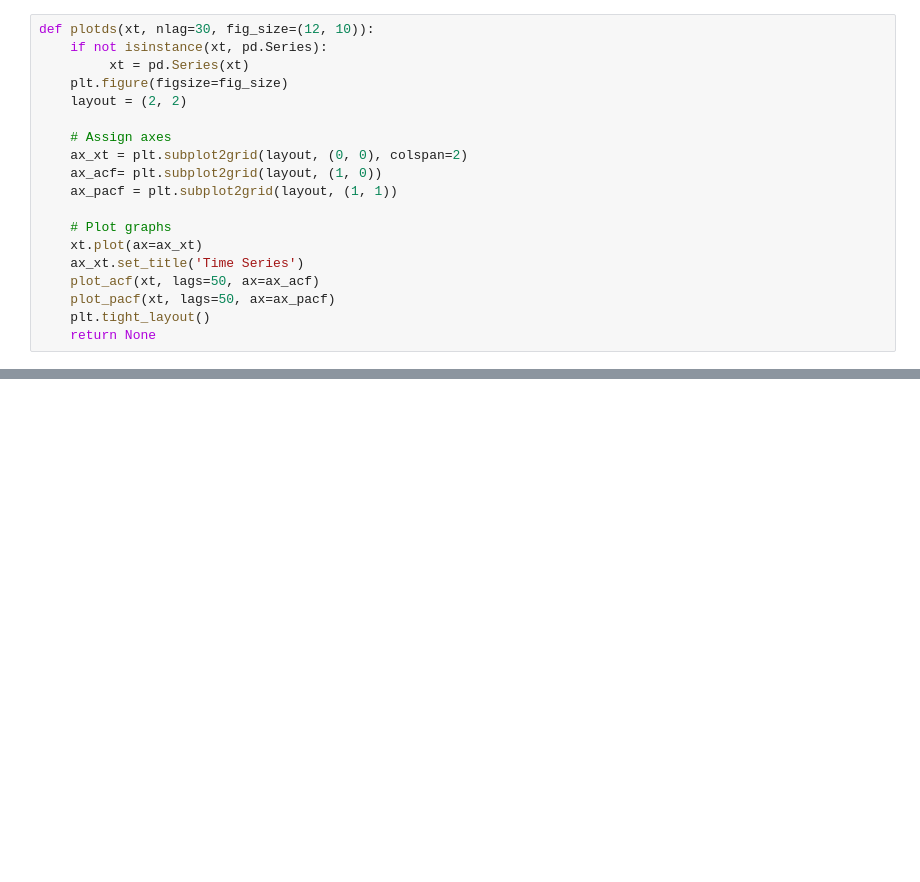
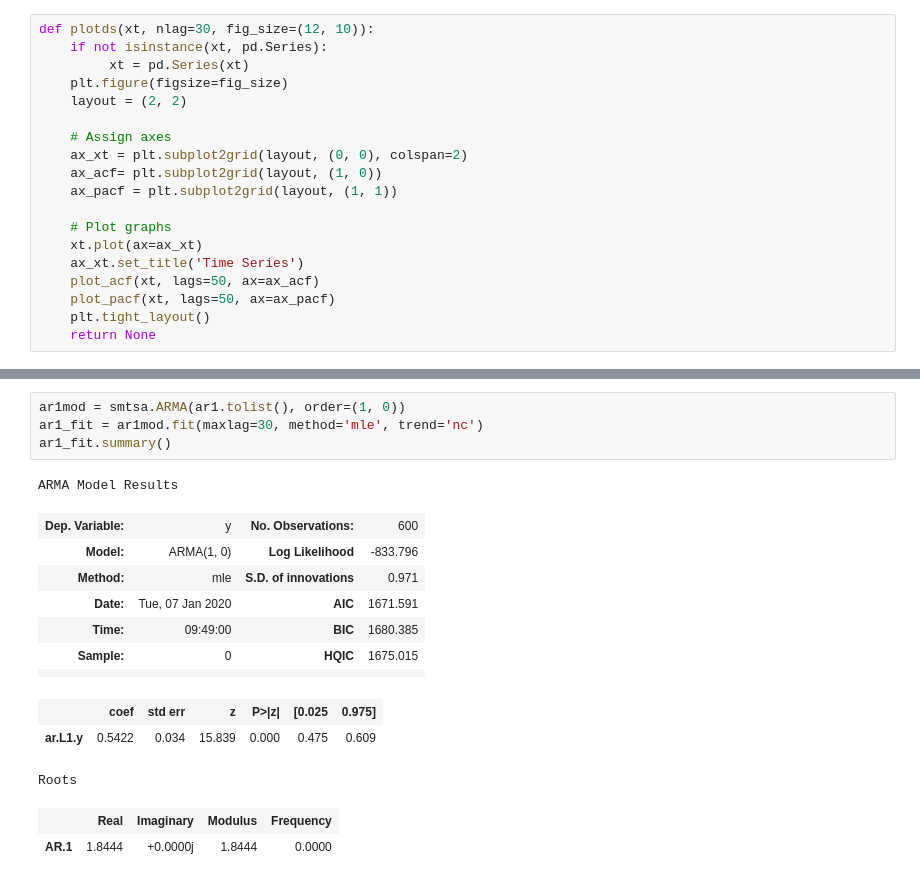
Before and after one commit to damiansp/TS, a Jupyter notebook: python/practical_TSA/04_AR_models/03_autoregressive_models.py.ipynb, the cells around one changed output, grey strips where cells are left out. Saved outputs shown, nothing was run; the diff lists cells and outputs as text; blank space fills up the shorter version.

```diff
--- a/python/practical_TSA/04_AR_models/03_autoregressive_models.py.ipynb
+++ b/python/practical_TSA/04_AR_models/03_autoregressive_models.py.ipynb
@@ -56,0 +73,18 @@ plotds(ar1)
+# %%
+ar1mod = smtsa.ARMA(ar1.tolist(), order=(1, 0))
+ar1_fit = ar1mod.fit(maxlag=30, method='mle', trend='nc')
+ar1_fit.summary()
+# %% [output]
+ARMA Model Results
+| Dep. Variable: | y | No. Observations: | 600 |
+| Model: | ARMA(1, 0) | Log Likelihood | -833.796 |
+| Method: | mle | S.D. of innovations | 0.971 |
+| Date: | Tue, 07 Jan 2020 | AIC | 1671.591 |
+| Time: | 09:49:00 | BIC | 1680.385 |
+| Sample: | 0 | HQIC | 1675.015 |
+|  |  |  |  |
+|  | coef | std err | z | P>|z| | [0.025 | 0.975] |
+| ar.L1.y | 0.5422 | 0.034 | 15.839 | 0.000 | 0.475 | 0.609 |
+Roots
+|  | Real | Imaginary | Modulus | Frequency |
+| AR.1 | 1.8444 | +0.0000j | 1.8444 | 0.0000 |
```
Also changed, not shown: parts of 8 cells of this notebook.
